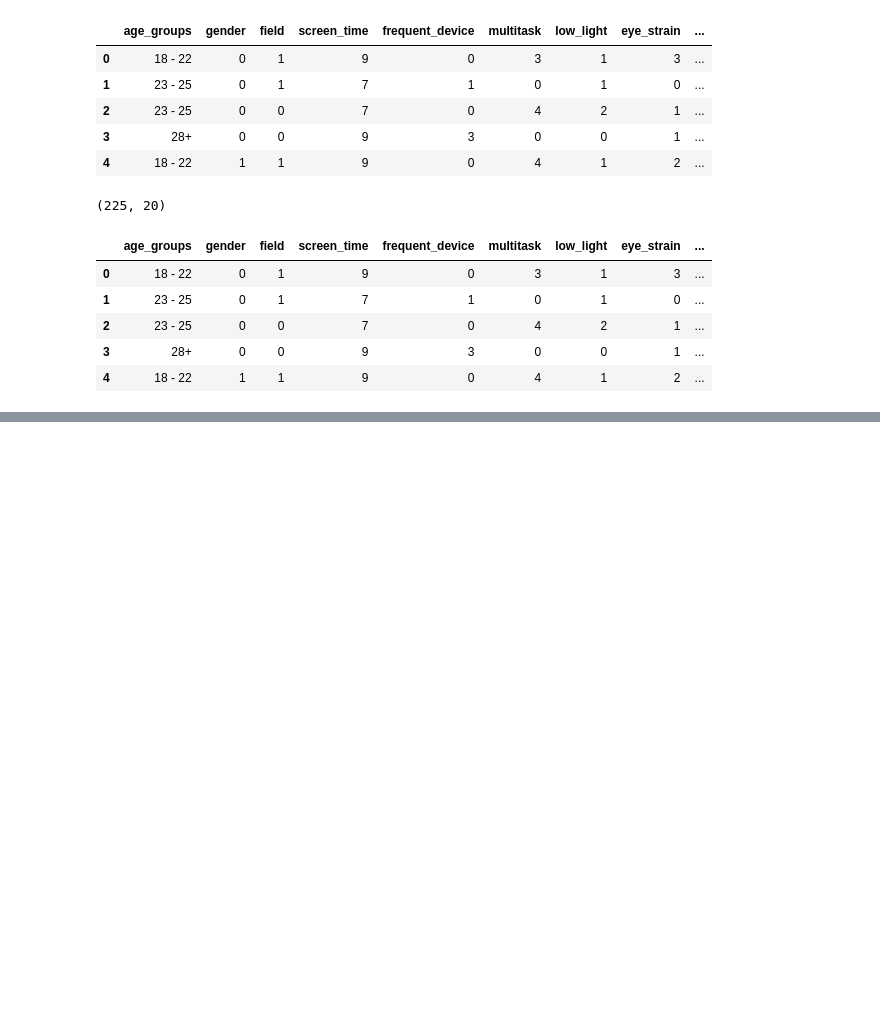
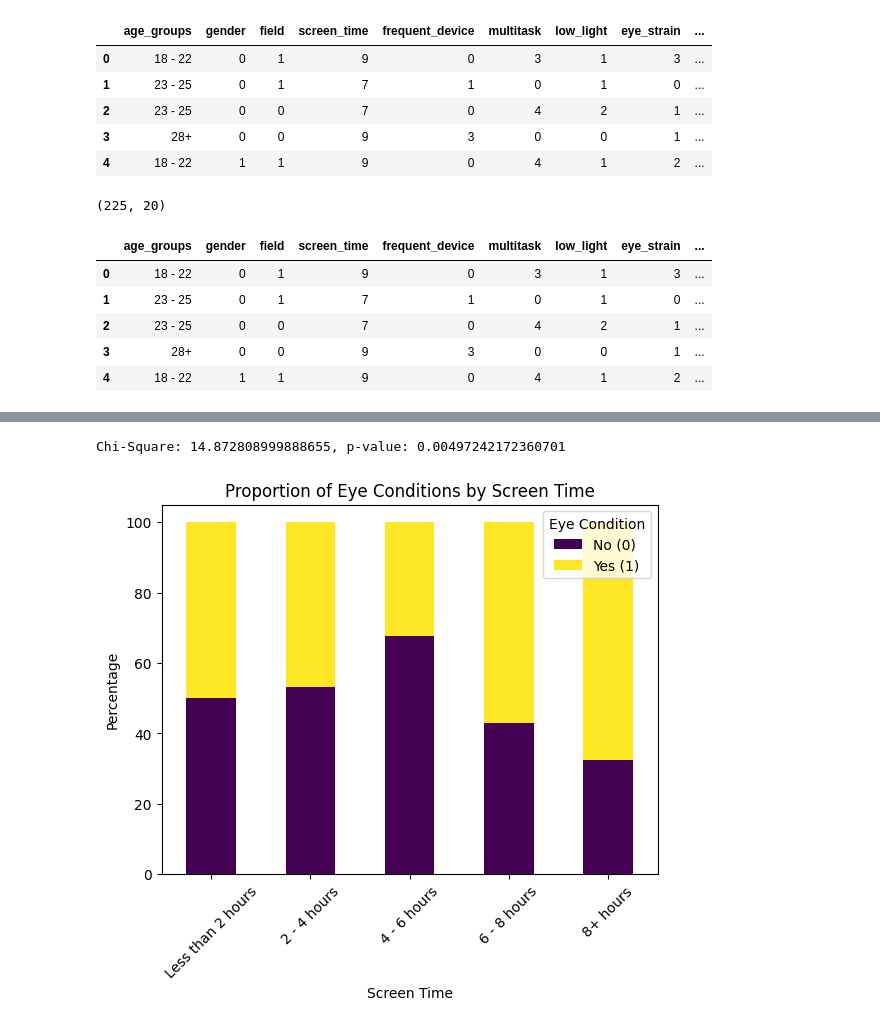
Before and after one commit to codebysubhan/Advance-Statistics-Analysis-Project, a Jupyter notebook: file.ipynb, the cells around one changed output, grey strips where cells are left out. Cells and saved outputs as stored; diff of their text form; code cells hidden in the pictures; blank space fills up the shorter version.

```diff
--- a/file.ipynb
+++ b/file.ipynb
@@ -327,0 +403,5 @@ df.head()
+# %%
+eye_condition_by_screen_time = df.groupby("screen_time")["eye_condition"].value_counts(normalize=True).unstack()
+eye_condition_by_screen_time *= 100  # Convert to percentages for easier interpretation
+
+print(eye_condition_by_screen_time)
@@ -327,0 +416,26 @@ df.head()
+# %%
+from scipy.stats import chi2_contingency
+
+# Create a contingency table
+contingency_table = pd.crosstab(df["screen_time"], df["eye_condition"])
+
+# Perform Chi-Square Test
+chi2, p, dof, expected = chi2_contingency(contingency_table)
+
+print(f"Chi-Square: {chi2}, p-value: {p}")
+# %% [output]
+Chi-Square: 14.872808999888655, p-value: 0.00497242172360701
+# %%
+import seaborn as sns
+import matplotlib.pyplot as plt
+
+# Plot proportions of eye_condition by screen_time
+eye_condition_by_screen_time.plot(kind="bar", stacked=True, colormap="viridis")
+plt.title("Proportion of Eye Conditions by Screen Time")
+plt.xlabel("Screen Time")
+plt.ylabel("Percentage")
+plt.xticks(ticks=[0, 1, 2, 3, 4], labels=["Less than 2 hours", "2 - 4 hours", "4 - 6 hours", "6 - 8 hours", "8+ hours"], rotation=45)
+plt.legend(["No (0)", "Yes (1)"], title="Eye Condition")
+plt.show()
+# %% [output]
+[figure, added]
```
Also changed, not shown: parts of 31 cells of this notebook, 1 other file.
